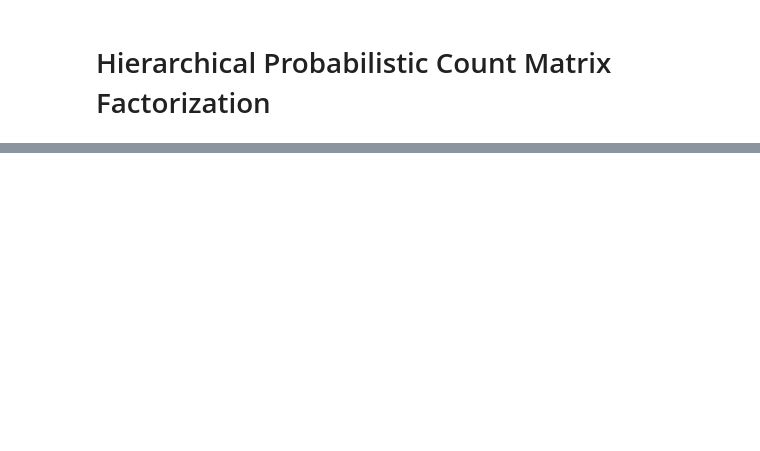
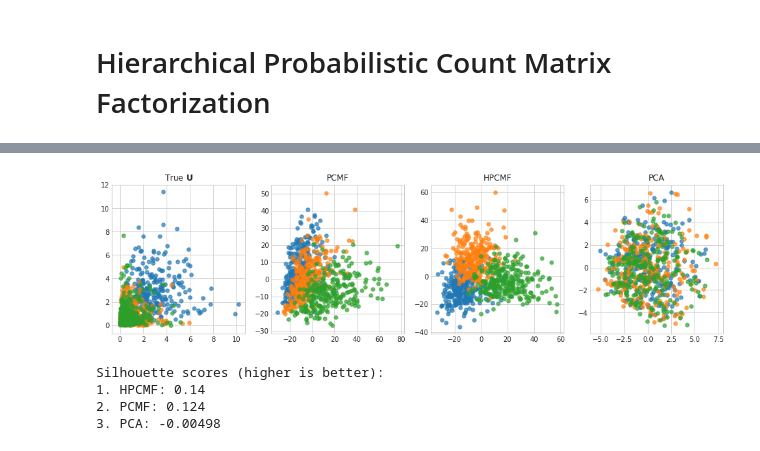
Before and after one commit to pedrofale/mpCMF, a Jupyter notebook: notebooks/Hierarchical pCMF.ipynb, the cells around one changed output, grey strips where cells are left out. Drawn from its saved outputs; the diff is of its cells as text; code cells hidden in the pictures; blank space fills up the shorter version.

```diff
--- a/notebooks/Hierarchical pCMF.ipynb
+++ b/notebooks/Hierarchical pCMF.ipynb
@@ -36,0 +53,4 @@ Y_train, Y_test, U_train, U_test, c_train, c_test = train_test_split(Y, U.T, clu
+# %%
+# Run PCA
+pca_U = PCA(n_components=K).fit_transform(np.log(Y_train + 1))
+pca_pca = PCA(n_components=2).fit_transform(pca_U)
@@ -117,3 +169,48 @@ plt.show()
+# %%
+U_list = [U_train, pcmf_pca, hpcmf_pca, pca_pca]
+title_list = ['True $\mathbf{U}$', 'PCMF', 'HPCMF', 'PCA']
+
+n_results = len(U_list)
+
+assert len(U_list) == len(title_list)
+
+fig = plt.figure(figsize=(16, 4))
+
+s = 30
+alpha = 0.7
+labels=None
+for i in range(len(U_list)):
+    ax = plt.subplot(1, n_results, i+1)
+    handlers = []
+    for c in range(C):
+        h = ax.scatter(U_list[i][c_train==c, 0], U_list[i][c_train==c, 1], s=s, alpha=alpha)
+        handlers.append(h)
+    if labels is not None:
+        ax.legend(handlers, labels, scatterpoints=1)
+    plt.title(title_list[i])
+plt.show()
+# %% [output]
+[figure, added]
+# %%
+pcmf_silh = silhouette_score(pcmf_U, c_train)
+hpcmf_silh = silhouette_score(hpcmf_U, c_train)
+pca_silh = silhouette_score(pca_U, c_train)
+
+scores = {'PCMF': pcmf_silh, 'PCA': pca_silh, 'HPCMF': hpcmf_silh}
+
+sorted_scores = sorted(scores.items(), key=operator.itemgetter(1), reverse=True)
+
+print('Silhouette scores (higher is better):')
+print('1.\033[1m {0}: {1:.3}\033[0m'.format(sorted_scores[0][0], sorted_scores[0][1]))
+i = 2
+for score_tp in sorted_scores[1:]:
+    print('{0}. {1}: {2:.3}'.format(i, score_tp[0], score_tp[1]))
+    i += 1
+# %% [output]
+Silhouette scores (higher is better):
+1. HPCMF: 0.14
+2. PCMF: 0.124
+3. PCA: -0.00498
 # %%
 U_list = [U_train, pcmf_U, spcmf_U, hpcmf_U, shpcmf_U, pca_U]
 title_list = ['True $\mathbf{U}$', 'PCMF', 'SPCMF', 'HPCMF', 'SHPCMF', 'PCA']
```
Also changed, not shown: parts of 10 cells of this notebook, 1 other file.
